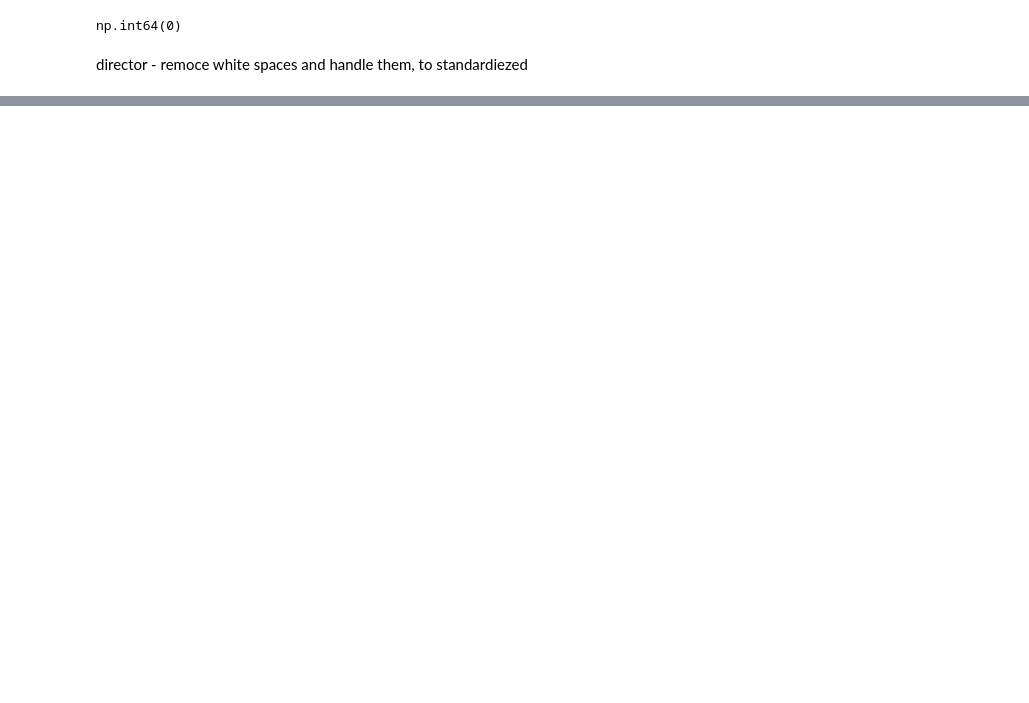
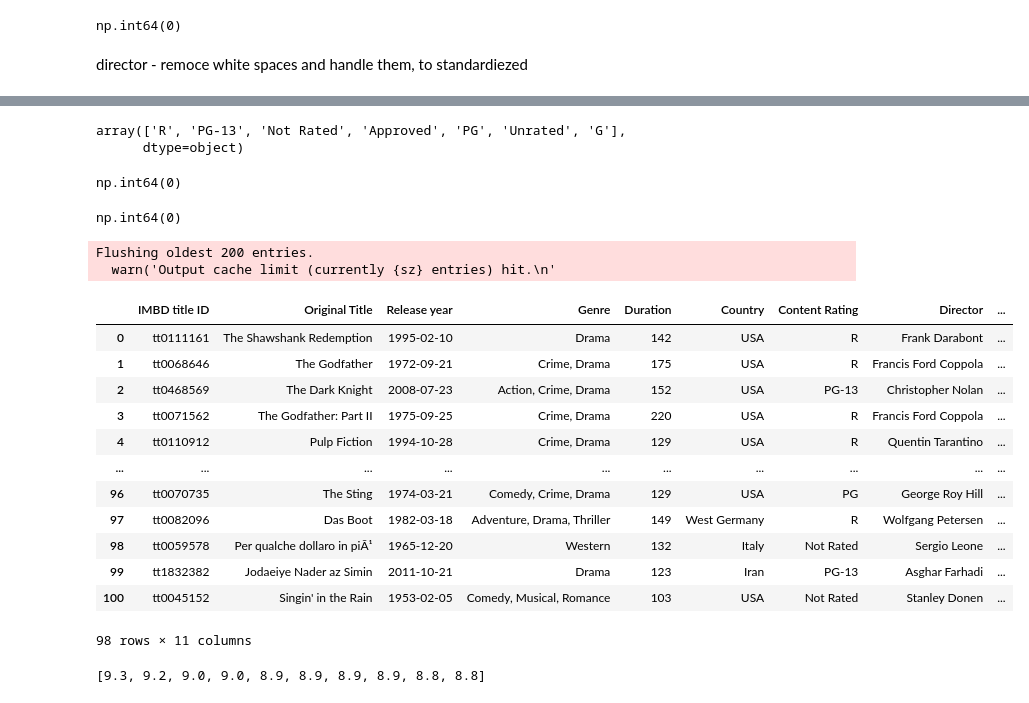
Before and after one commit to Sreesanth-e/EDA, a Jupyter notebook: IMDB/IMDB_EDA.ipynb, the cells around one changed output, grey strips where cells are left out. Saved outputs shown, nothing was run; the diff lists cells and outputs as text; code cells hidden in the pictures; blank space fills up the shorter version.

```diff
--- a/IMDB/IMDB_EDA.ipynb
+++ b/IMDB/IMDB_EDA.ipynb
@@ -593,0 +758,2 @@ array(['Frank Darabont', 'Francis Ford Coppola', 'Christopher Nolan',
+# %%
+df['Score'] = df['Score'].str.lstrip('0')
@@ -593,0 +766,12 @@ array(['Frank Darabont', 'Francis Ford Coppola', 'Christopher Nolan',
+# %%
+import re
+def clean_score(s):
+
+    if pd.isna(s):
+        return s
+    digits = re.sub(r'\D' , '', str(s))
+    interger_part = digits[0]
+    float_part = digits[1:] if len(digits) > 1 else '0'
+    return float(f"{interger_part}.{float_part}")
+# %%
+df['Score'] = df['Score'].apply(clean_score)
@@ -593,0 +802,2 @@ array(['Frank Darabont', 'Francis Ford Coppola', 'Christopher Nolan',
+# %%
+df = df.dropna(subset='Release year')
@@ -593,0 +840,31 @@ array(['Frank Darabont', 'Francis Ford Coppola', 'Christopher Nolan',
+# %%
+df['Content Rating'].unique()
+# %% [output]
+array(['R', 'PG-13', 'Not Rated', 'Approved', 'PG', 'Unrated', 'G'],
+      dtype=object)
+# %%
+df['IMBD title ID'].duplicated().sum()
+# %% [output]
+np.int64(0)
+# %%
+df.duplicated().sum()
+# %% [output]
+np.int64(0)
+# %%
+df
+# %% [output]
+Flushing oldest 200 entries.
+  warn('Output cache limit (currently {sz} entries) hit.\n'
+|  | IMBD title ID | Original Title | Release year | Genre | Duration | Country | Content Rating | Director | ... |
+| 0 | tt0111161 | The Shawshank Redemption | 1995-02-10 | Drama | 142 | USA | R | Frank Darabont | ... |
+| 1 | tt0068646 | The Godfather | 1972-09-21 | Crime, Drama | 175 | USA | R | Francis Ford Coppola | ... |
+| 2 | tt0468569 | The Dark Knight | 2008-07-23 | Action, Crime, Drama | 152 | USA | PG-13 | Christopher Nolan | ... |
+| 3 | tt0071562 | The Godfather: Part II | 1975-09-25 | Crime, Drama | 220 | USA | R | Francis Ford Coppola | ... |
+| 4 | tt0110912 | Pulp Fiction | 1994-10-28 | Crime, Drama | 129 | USA | R | Quentin Tarantino | ... |
+| ... | ... | ... | ... | ... | ... | ... | ... | ... | ... |
+| 96 | tt0070735 | The Sting | 1974-03-21 | Comedy, Crime, Drama | 129 | USA | PG | George Roy Hill | ... |
+| 97 | tt0082096 | Das Boot | 1982-03-18 | Adventure, Drama, Thriller | 149 | West Germany | R | Wolfgang Petersen | ... |
+| 98 | tt0059578 | Per qualche dollaro in piÃ¹ | 1965-12-20 | Western | 132 | Italy | Not Rated | Sergio Leone | ... |
+| 99 | tt1832382 | Jodaeiye Nader az Simin | 2011-10-21 | Drama | 123 | Iran | PG-13 | Asghar Farhadi | ... |
+| 100 | tt0045152 | Singin' in the Rain | 1953-02-05 | Comedy, Musical, Romance | 103 | USA | Not Rated | Stanley Donen | ... |
+98 rows × 11 columns
@@ -593,0 +873,4 @@ array(['Frank Darabont', 'Francis Ford Coppola', 'Christopher Nolan',
+# %%
+df['Score'].head(10).tolist()
+# %% [output]
+[9.3, 9.2, 9.0, 9.0, 8.9, 8.9, 8.9, 8.9, 8.8, 8.8]
```
Also changed, not shown: parts of 43 cells of this notebook, 1 other file.
